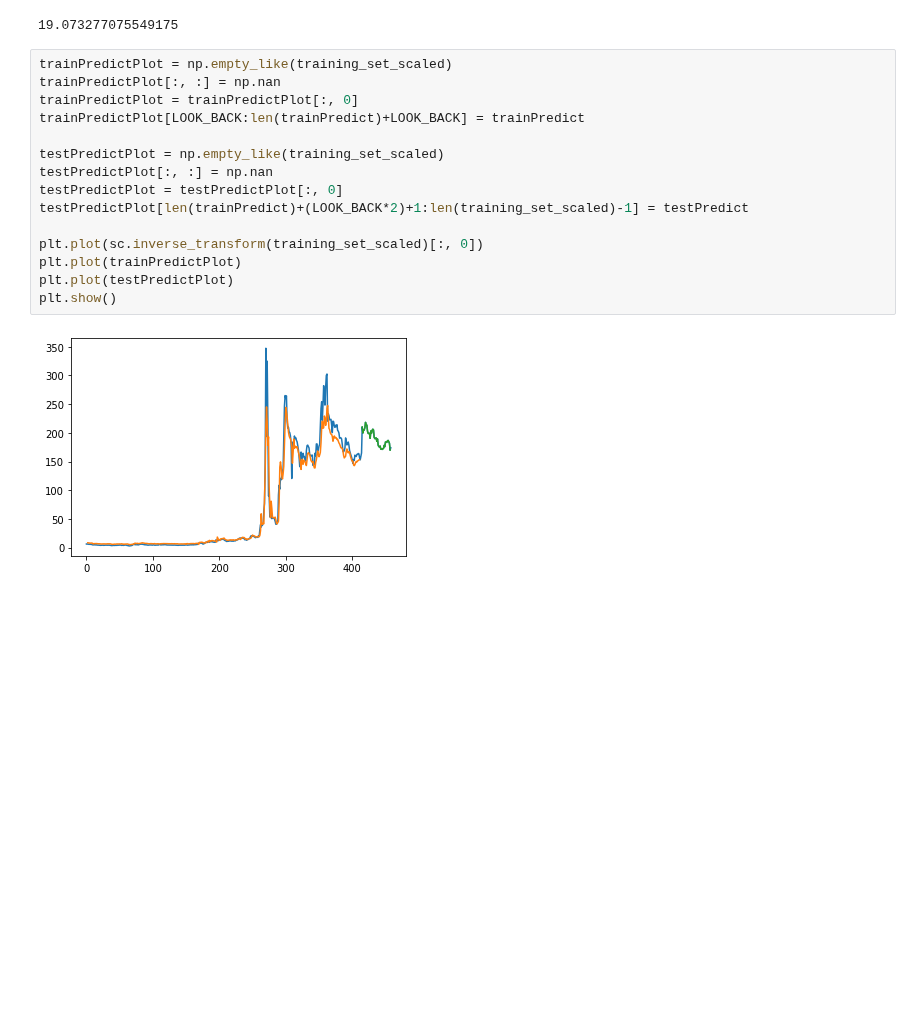
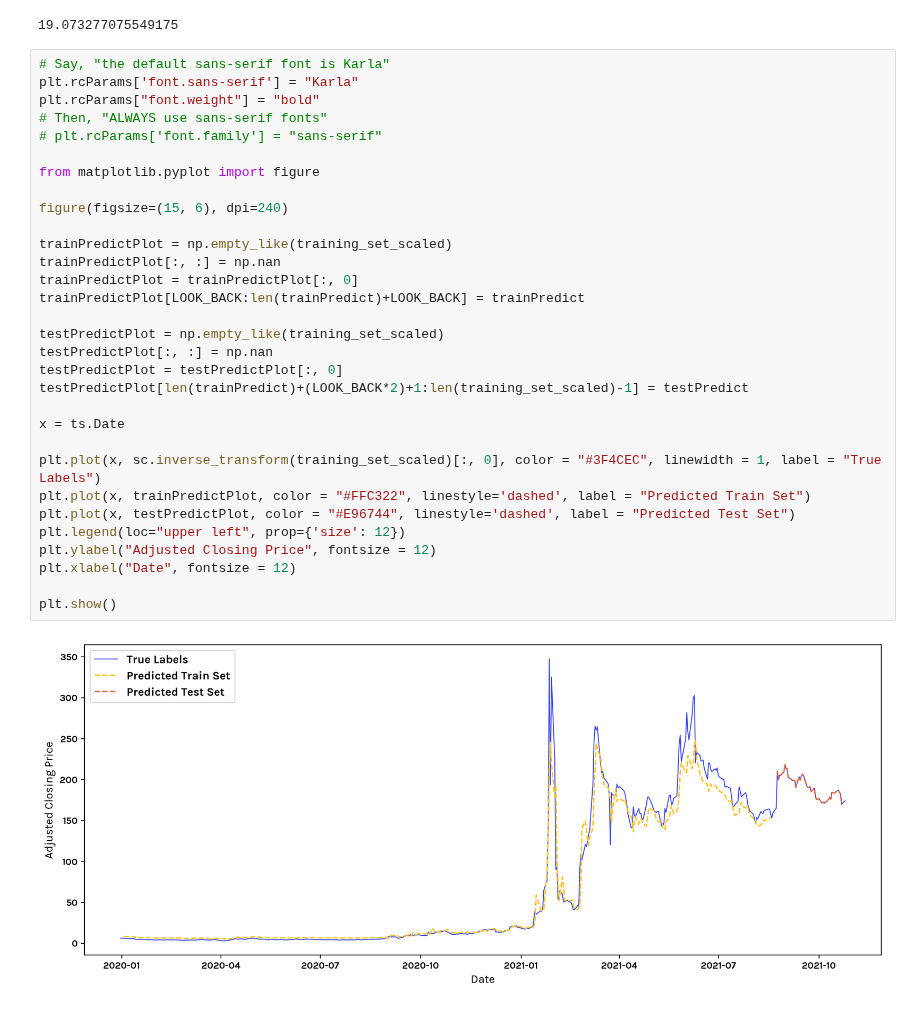
Before and after one commit to StefanWinterToo/Master-Thesis, a Jupyter notebook: App/LSTM_Predictor_WithSentiment.ipynb, the cells around one changed output. Cells and saved outputs as stored; diff of their text form; blank space fills up the shorter version.

Commit message:
Updates visualization.

```diff
--- a/App/LSTM_Predictor_WithSentiment.ipynb
+++ b/App/LSTM_Predictor_WithSentiment.ipynb
@@ -196,19 +196,35 @@ testscore
 # %% [output]
 19.073277075549175
 # %%
+# Say, "the default sans-serif font is Karla"
+plt.rcParams['font.sans-serif'] = "Karla"
+plt.rcParams["font.weight"] = "bold"
+# Then, "ALWAYS use sans-serif fonts"
+# plt.rcParams['font.family'] = "sans-serif"
+
+from matplotlib.pyplot import figure
+
+figure(figsize=(15, 6), dpi=240)
+
 trainPredictPlot = np.empty_like(training_set_scaled)
 trainPredictPlot[:, :] = np.nan
 trainPredictPlot = trainPredictPlot[:, 0]
 trainPredictPlot[LOOK_BACK:len(trainPredict)+LOOK_BACK] = trainPredict
 
 testPredictPlot = np.empty_like(training_set_scaled)
 testPredictPlot[:, :] = np.nan
 testPredictPlot = testPredictPlot[:, 0]
 testPredictPlot[len(trainPredict)+(LOOK_BACK*2)+1:len(training_set_scaled)-1] = testPredict
 
-plt.plot(sc.inverse_transform(training_set_scaled)[:, 0])
-plt.plot(trainPredictPlot)
-plt.plot(testPredictPlot)
+x = ts.Date
+
+plt.plot(x, sc.inverse_transform(training_set_scaled)[:, 0], color = "#3F4CEC", linewidth = 1, label = "True Labels")
+plt.plot(x, trainPredictPlot, color = "#FFC322", linestyle='dashed', label = "Predicted Train Set")
+plt.plot(x, testPredictPlot, color = "#E96744", linestyle='dashed', label = "Predicted Test Set")
+plt.legend(loc="upper left", prop={'size': 12})
+plt.ylabel("Adjusted Closing Price", fontsize = 12)
+plt.xlabel("Date", fontsize = 12)
+
 plt.show()
 # %% [output]
-[figure, old version]
+[figure, new version]
```
